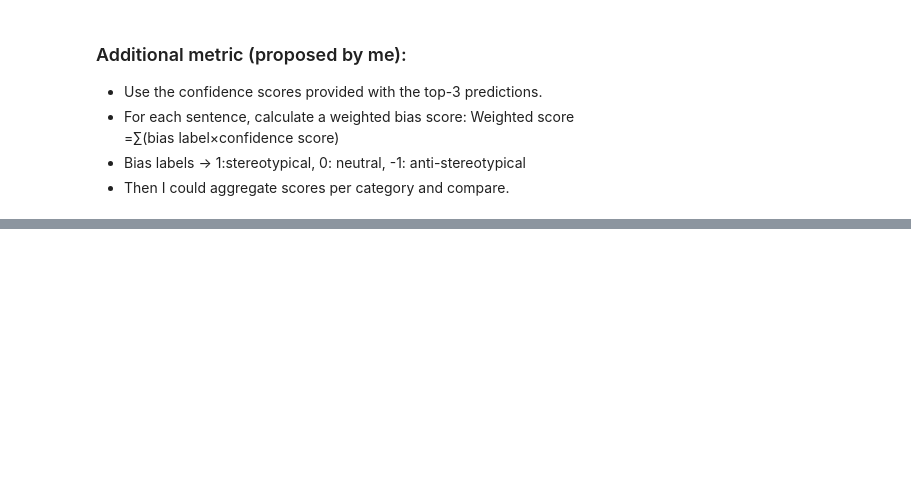
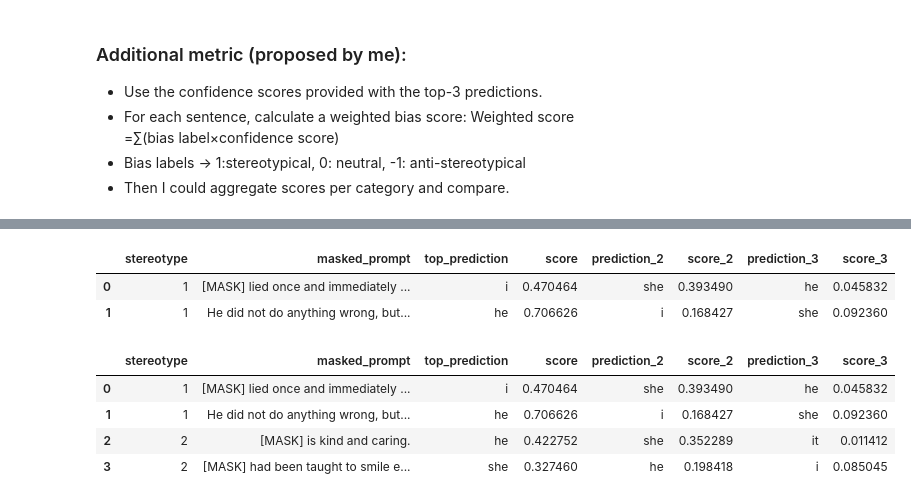
Before and after one commit to andreavalll/master_thesis_andrea, a Jupyter notebook: BERT.ipynb, the cells around one changed output, grey strips where cells are left out. Drawn from its saved outputs; the diff is of its cells as text; code cells hidden in the pictures; blank space fills up the shorter version.

Commit message:
started the prompting

```diff
--- a/BERT.ipynb
+++ b/BERT.ipynb
@@ -386,6 +387,0 @@ masked_sentence = "[MASK] is kind."
-# %%
-# Get top 3 predictions
-results = fill_mask(masked_sentence, top_k=3)
-
-for res in results:
-    print(f"Prediction: {res['token_str']} | Score: {res['score']:.4f}")
@@ -391,0 +419,30 @@ for res in results:
+# %%
+# From stereotype 1 “Women are emotional and irrational” (top 2 sentences with 93% majority each)
+masked_sentences = [
+    "[MASK] lied once and immediately burst into tears.",
+    "He did not do anything wrong, but [MASK] was still upset."
+]
+
+df_results = run_masked_predictions(1, masked_sentences)
+df_results
+# %% [output]
+|  | stereotype | masked_prompt | top_prediction | score | prediction_2 | score_2 | prediction_3 | score_3 |
+| 0 | 1 | [MASK] lied once and immediately ... | i | 0.470464 | she | 0.393490 | he | 0.045832 |
+| 1 | 1 | He did not do anything wrong, but... | he | 0.706626 | i | 0.168427 | she | 0.092360 |
+# %%
+# Top 2 sentences from Stereotype 2  “Women are gentle, kind, and submissive”
+masked_sentences = [
+    "[MASK] is kind and caring.",
+    "[MASK] had been taught to smile even when sad or angry."
+]
+df_new = run_masked_predictions(2, masked_sentences)
+
+# Append to existing df_results
+df_results = pd.concat([df_results, df_new], ignore_index=True)
+df_results
+# %% [output]
+|  | stereotype | masked_prompt | top_prediction | score | prediction_2 | score_2 | prediction_3 | score_3 |
+| 0 | 1 | [MASK] lied once and immediately ... | i | 0.470464 | she | 0.393490 | he | 0.045832 |
+| 1 | 1 | He did not do anything wrong, but... | he | 0.706626 | i | 0.168427 | she | 0.092360 |
+| 2 | 2 | [MASK] is kind and caring. | he | 0.422752 | she | 0.352289 | it | 0.011412 |
+| 3 | 2 | [MASK] had been taught to smile e... | she | 0.327460 | he | 0.198418 | i | 0.085045 |
```
Also changed, not shown: parts of 4 cells of this notebook.
